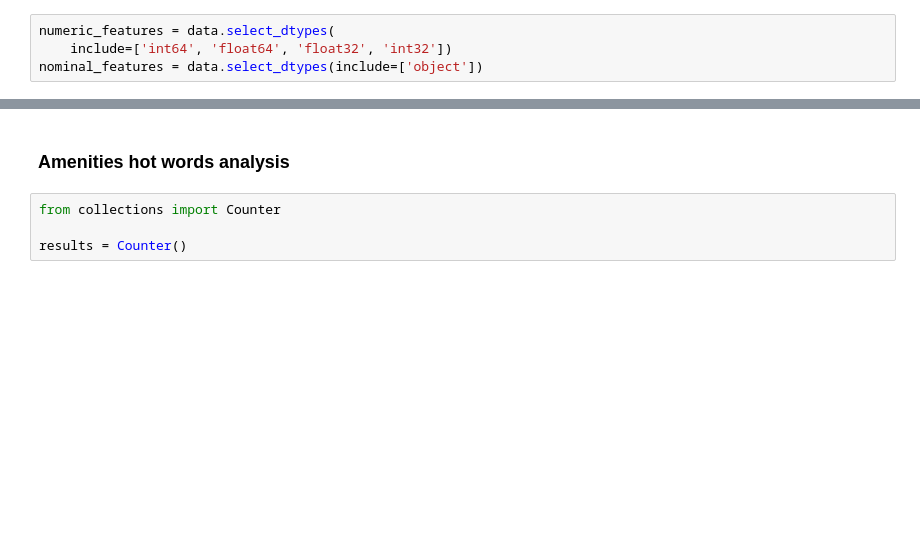
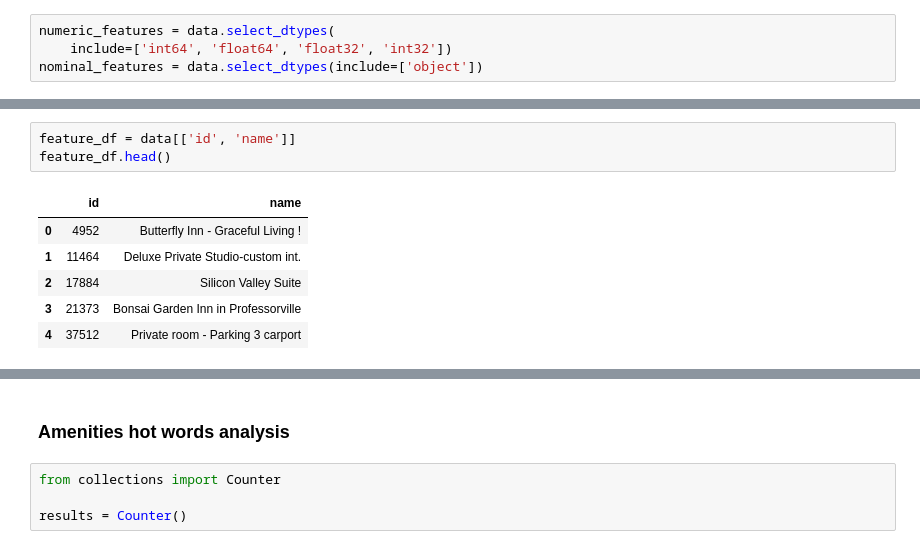
Before and after one commit to johnfcchan/crackdatescience, a Jupyter notebook: Airbnb_evan.ipynb, the cells around one changed output, grey strips where cells are left out. Saved outputs shown, nothing was run; the diff lists cells and outputs as text; blank space fills up the shorter version.

```diff
--- a/Airbnb_evan.ipynb
+++ b/Airbnb_evan.ipynb
@@ -586,0 +681,10 @@ nominal_features.head()
+# %%
+feature_df = data[['id', 'name']]
+feature_df.head()
+# %% [output]
+|  | id | name |
+| 0 | 4952 | Butterfly Inn - Graceful Living ! |
+| 1 | 11464 | Deluxe Private Studio-custom int. |
+| 2 | 17884 | Silicon Valley Suite |
+| 3 | 21373 | Bonsai Garden Inn in Professorville |
+| 4 | 37512 | Private room - Parking 3 carport |
```
Also changed, not shown: parts of 21 cells of this notebook.
